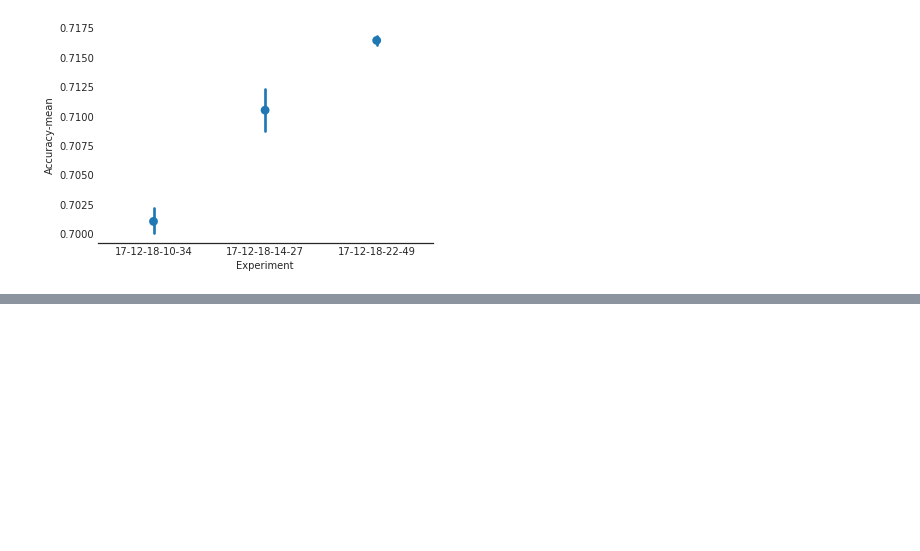
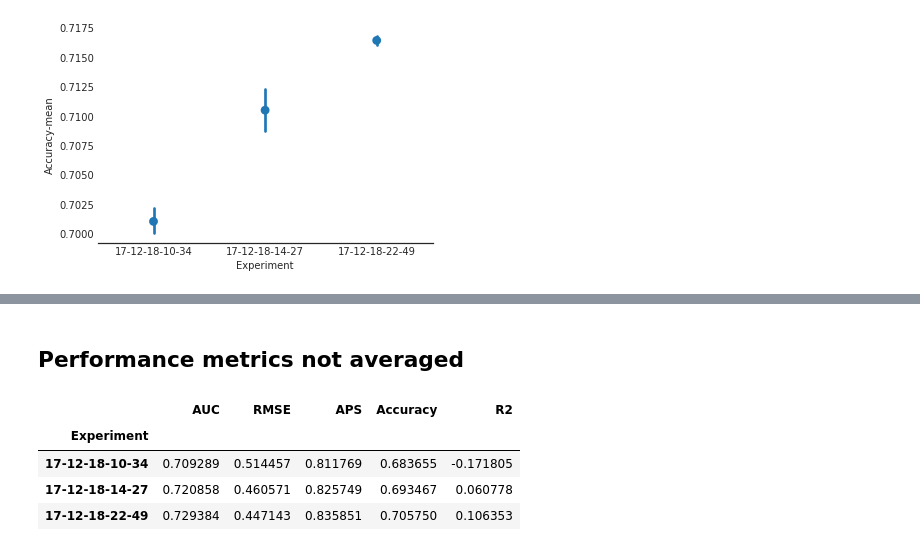
Before and after one commit to mit0110/knowledge_tracing, a Jupyter notebook: notebooks/Experiments with Co-Embeddings.ipynb, the cells around one changed output, grey strips where cells are left out. Cells and saved outputs as stored; diff of their text form; code cells hidden in the pictures; blank space fills up the shorter version.

```diff
--- a/notebooks/Experiments with Co-Embeddings.ipynb
+++ b/notebooks/Experiments with Co-Embeddings.ipynb
@@ -179,3 +179,5 @@ lala.aggregate('mean')
 | 17-12-18-10-34 | 0.683707 | 0.469731 | 0.836566 | 0.701047 | -0.454703 | 0.161718 | 0.173338 | 0.147141 | 0.151361 | ... |
 | 17-12-18-14-27 | 0.697363 | 0.424859 | 0.845214 | 0.710493 | -0.244034 | 0.166734 | 0.141106 | 0.145155 | 0.154620 | ... |
 | 17-12-18-22-49 | 0.698248 | 0.418742 | 0.848397 | 0.716417 | -0.190990 | 0.172937 | 0.131371 | 0.138003 | 0.156175 | ... |
+# %% [markdown]
+## Performance metrics not averaged
@@ -181,0 +206,9 @@ lala.aggregate('mean')
+# %%
+not_averaged_results = get_not_averaged_metrics(EXPERIMENTS_DIRS)
+not_averaged_results.groupby('Experiment').mean()
+# %% [output]
+|  | AUC | RMSE | APS | Accuracy | R2 |
+| Experiment |  |  |  |  |  |
+| 17-12-18-10-34 | 0.709289 | 0.514457 | 0.811769 | 0.683655 | -0.171805 |
+| 17-12-18-14-27 | 0.720858 | 0.460571 | 0.825749 | 0.693467 | 0.060778 |
+| 17-12-18-22-49 | 0.729384 | 0.447143 | 0.835851 | 0.705750 | 0.106353 |
```
Also changed, not shown: parts of 4 cells of this notebook.
